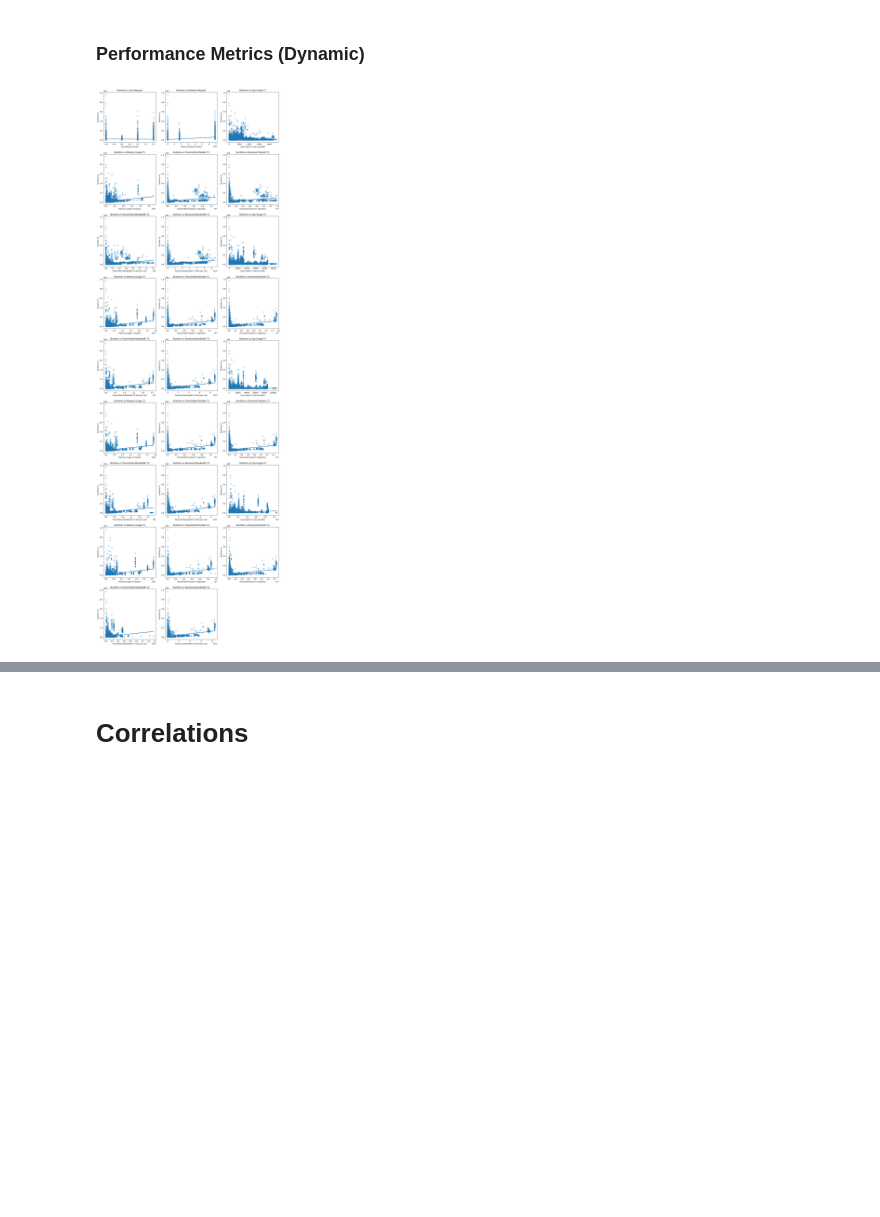
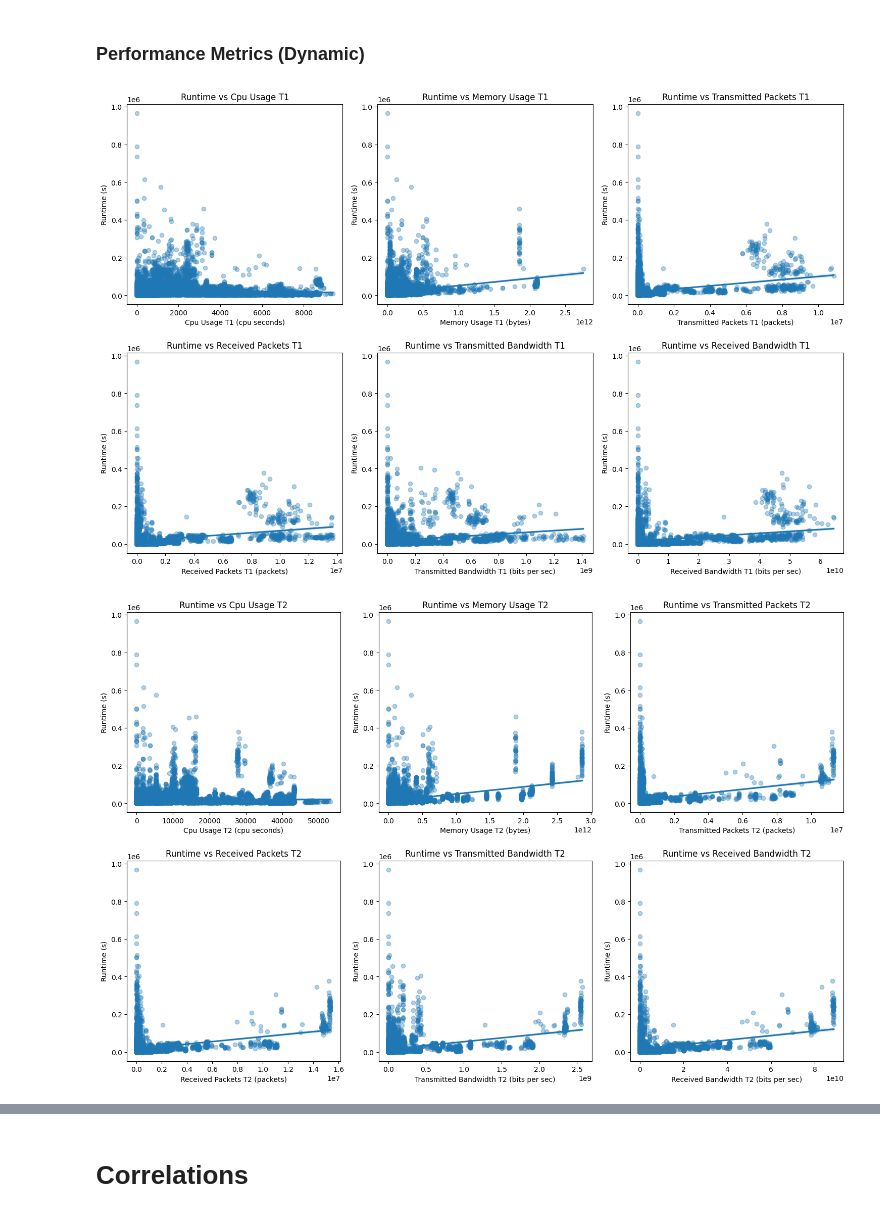
Before and after one commit to ravishende/data210_final_project, a Jupyter notebook: eda.ipynb, the cells around one changed output, grey strips where cells are left out. Drawn from its saved outputs; the diff is of its cells as text; code cells hidden in the pictures; blank space fills up the shorter version.

```diff
--- a/eda.ipynb
+++ b/eda.ipynb
@@ -79,5 +79,8 @@ df
 # %% [markdown]
 Since the goal of this project is to create an updating ETA predictor of the BurnPro3D application, queries were done at predetermined intervals, so new predictions can be made to give updates to the user. These intervals were 1, 5, 10, and 60 minutes. However, many runs finish before the last of these intervals are complete. For these runs, any queried metrics beyond the length of the run can be marked as -2, meaning they should not be considered. A value of -1 means the query failed.
+# %%
+def save_plot(title):
+    plt.savefig(f"figs/eda_{title}.png", dpi=300, bbox_inches='tight')
 # %%
 FAILED_QUERY = -1
 BEYOND_RUNTIME = -2
@@ -262,6 +266,6 @@ def hist_metrics(data:pd.DataFrame, predictors:list[str], target:str):
     plt.show()
 # %%
-def scatter_predictors_vs_target(data, predictors, target, regression_line=False):
+def scatter_predictors_vs_target(data, predictors, target, fig_title:str, regression_line=False):
     """Show histogram of target and scatter plots of predictors vs target with optional regression line"""
     assert target not in predictors, "target should not be in predictors"
     metric_titles = {col: to_title(col) for col in predictors + [target]}
@@ -306,6 +310,7 @@ def scatter_predictors_vs_target(data, predictors, target, regression_line=False
         ax.set_visible(False)
 
     fig.tight_layout()
+    save_plot(fig_title)
     plt.show()
 # %%
 no_plot_cols = ["start", "stop"] + [col for col in df.columns if "duration" in col]
@@ -316,6 +321,10 @@ def performance_col(col):
     return "_t" in col or "request" in col
 
 performance_data_cols = [col for col in all_predictors if performance_col(col)]
+t1_cols = [col for col in all_predictors if col[-3:] == "_t1"]
+t2_cols = [col for col in all_predictors if col[-3:] == "_t2"]
+t3_cols = [col for col in all_predictors if col[-3:] == "_t3"]
+t4_cols = [col for col in all_predictors if col[-3:] == "_t4"]
 app_input_cols = [col for col in all_predictors if not performance_col(col)]
 # %% [markdown]
 ## Histograms
@@ -344,6 +359,10 @@ scatter_predictors_vs_target(df, app_input_cols, "runtime", regression_line=True
 # %% [markdown]
 ### Performance Metrics (Dynamic)
 # %%
-scatter_predictors_vs_target(df, performance_data_cols, "runtime", regression_line=True)
+scatter_predictors_vs_target(df, t1_cols, "runtime", regression_line=True, fig_title="scatter_t1")
+scatter_predictors_vs_target(df, t2_cols, "runtime", regression_line=True, fig_title="scatter_t2")
+scatter_predictors_vs_target(df, t3_cols, "runtime", regression_line=True, fig_title="scatter_t3")
+scatter_predictors_vs_target(df, t4_cols, "runtime", regression_line=True, fig_title="scatter_t4")
 # %% [output]
-[figure, old version]
+[figure, new version]
+[figure, added]
```
Also changed, not shown: parts of 11 cells of this notebook, 23 other files.
